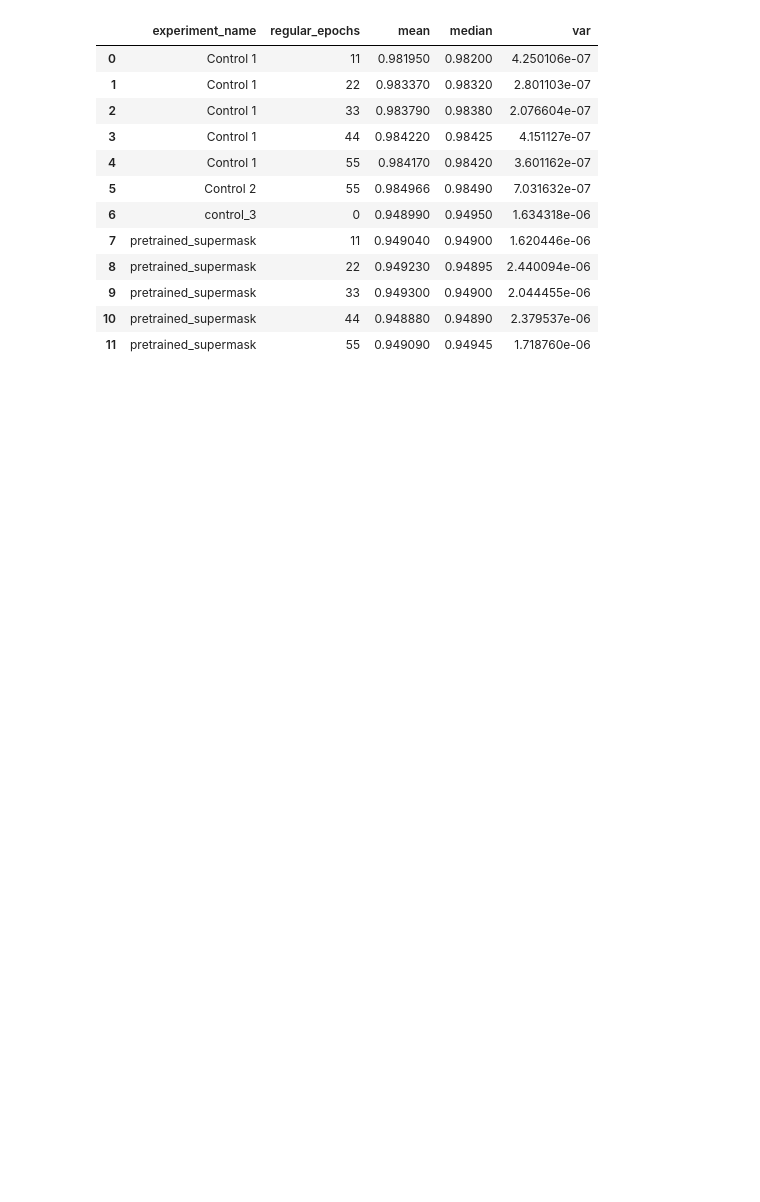
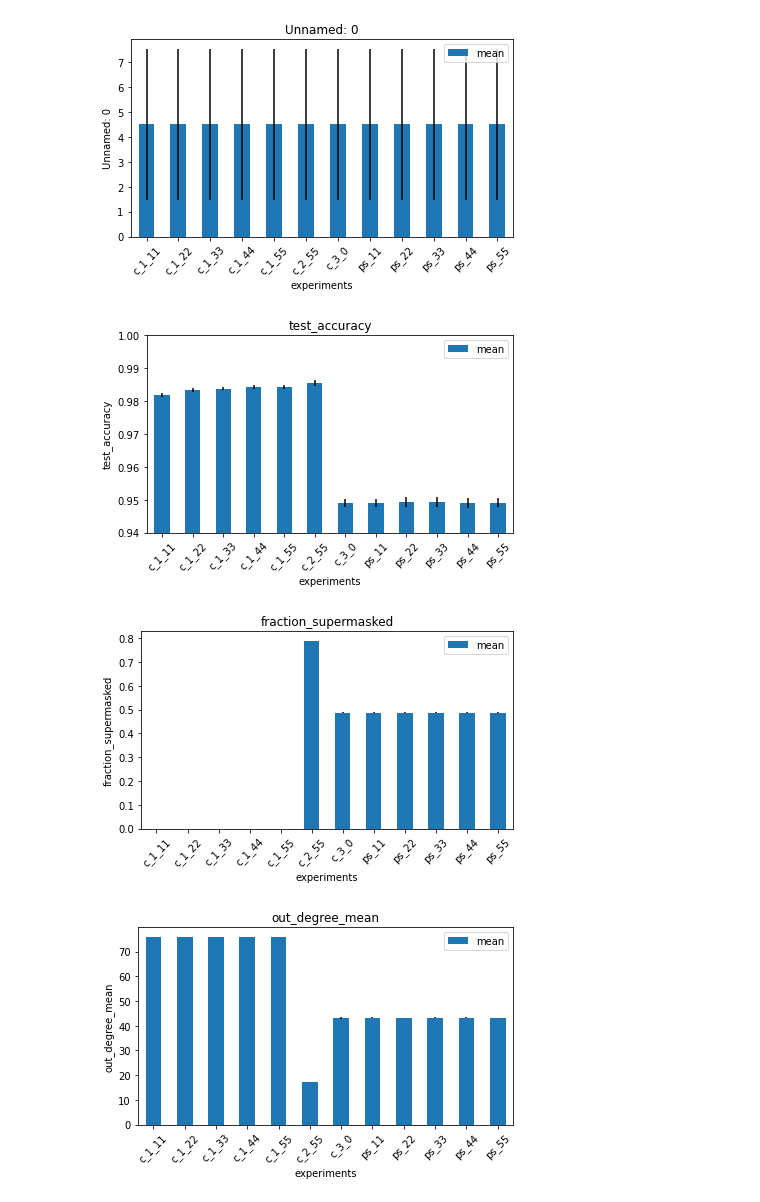
Before and after one commit to alexcdot/deconstructing-lottery-tickets, a Jupyter notebook: graphy_boi.ipynb, the cells around one changed output. Cells and saved outputs as stored; diff of their text form; code cells hidden in the pictures; blank space fills up the shorter version.

Commit message:
graph stuff

```diff
--- a/graphy_boi.ipynb
+++ b/graphy_boi.ipynb
@@ -31,19 +27,26 @@ files = os.listdir('./csvs')
 df = pd.read_csv(os.path.join('./csvs', files[-1]))
 for f in range(len(files)-1):
     df = df.append(pd.read_csv(os.path.join('./csvs', files[f])))
+df.columns = [col.replace(".", "_") for col in df.columns]
-# %%
-df.groupby(["experiment_name", "regular_epochs",])["test_accuracy"].agg(["mean", "median", "var"]).reset_index()
-# %% [output]
-|  | experiment_name | regular_epochs | mean | median | var |
-| 0 | Control 1 | 11 | 0.981950 | 0.98200 | 4.250106e-07 |
-| 1 | Control 1 | 22 | 0.983370 | 0.98320 | 2.801103e-07 |
-| 2 | Control 1 | 33 | 0.983790 | 0.98380 | 2.076604e-07 |
-| 3 | Control 1 | 44 | 0.984220 | 0.98425 | 4.151127e-07 |
-| 4 | Control 1 | 55 | 0.984170 | 0.98420 | 3.601162e-07 |
-| 5 | Control 2 | 55 | 0.984966 | 0.98490 | 7.031632e-07 |
-| 6 | control_3 | 0 | 0.948990 | 0.94950 | 1.634318e-06 |
-| 7 | pretrained_supermask | 11 | 0.949040 | 0.94900 | 1.620446e-06 |
-| 8 | pretrained_supermask | 22 | 0.949230 | 0.94895 | 2.440094e-06 |
-| 9 | pretrained_supermask | 33 | 0.949300 | 0.94900 | 2.044455e-06 |
-| 10 | pretrained_supermask | 44 | 0.948880 | 0.94890 | 2.379537e-06 |
-| 11 | pretrained_supermask | 55 | 0.949090 | 0.94945 | 1.718760e-06 |
+# %%
+labels = ['c_1_11', 'c_1_22', 'c_1_33', 'c_1_44', 'c_1_55', 'c_2_55', 'c_3_0', 'ps_11', 'ps_22', 'ps_33', 'ps_44', 'ps_55',]
+for col in df.columns:
+    if col in ['experiment_name', 'regular_epochs', 'supermask_epochs', 'seed', 'has_lth', 'has_supermask', 'ckpt_idx', 'pacbayes_flatness']:
+        continue
+    test_df = df.groupby(["experiment_name", "regular_epochs"])[col].agg(["mean", "median", "std"]).reset_index()
+    ax = test_df.drop(['median', 'std', 'regular_epochs'], axis=1).plot(kind='bar', yerr=test_df['std'])
+    ax.set_xticklabels(labels, rotation=45)
+    ax.set_ylabel(col)
+    ax.set_xlabel("experiments")
+    ax.set_title(col)
+    if col == "test_accuracy":
+        plt.ylim([0.94, 1])
+    if col == "weights_std":
+        plt.ylim([0.4, 0.41])
+    plt.tight_layout()
+    plt.savefig("./poster_charts/" + col, facecolor=ax.get_facecolor())
+# %% [output]
+[figure, added]
+[figure, added]
+[figure, added]
+[figure, added]
```
Also changed, not shown: parts of 2 cells of this notebook.
